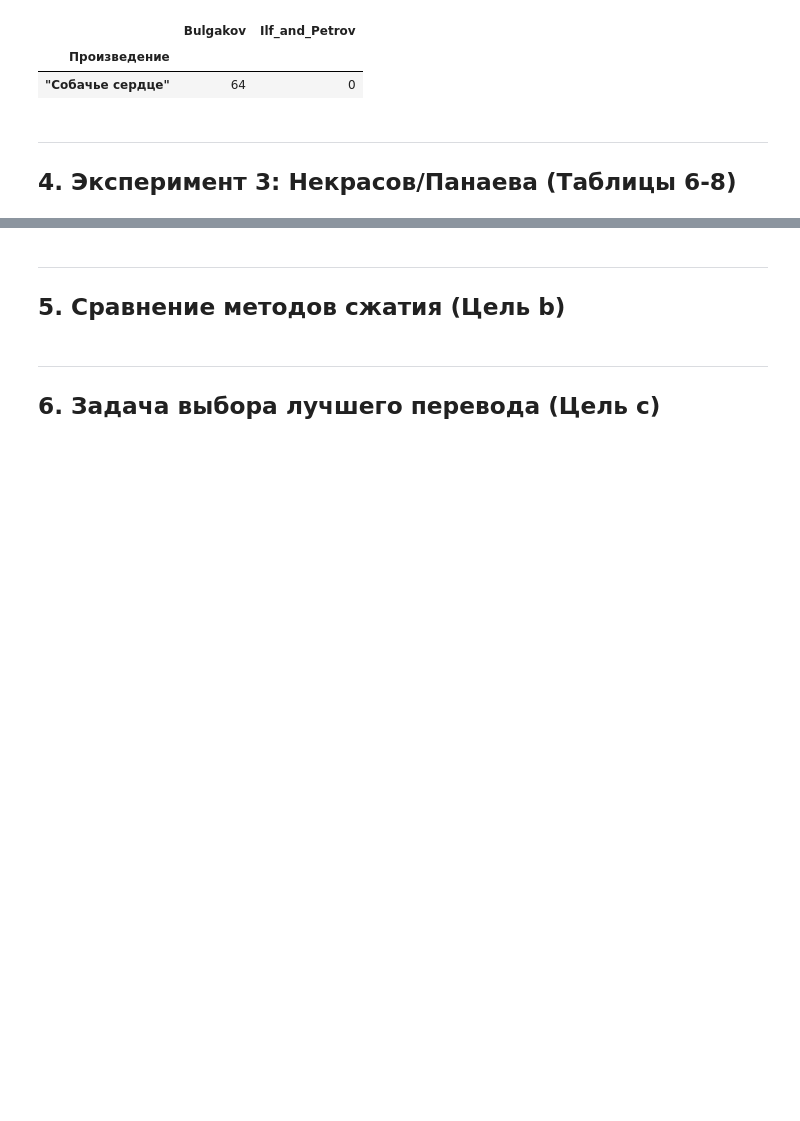
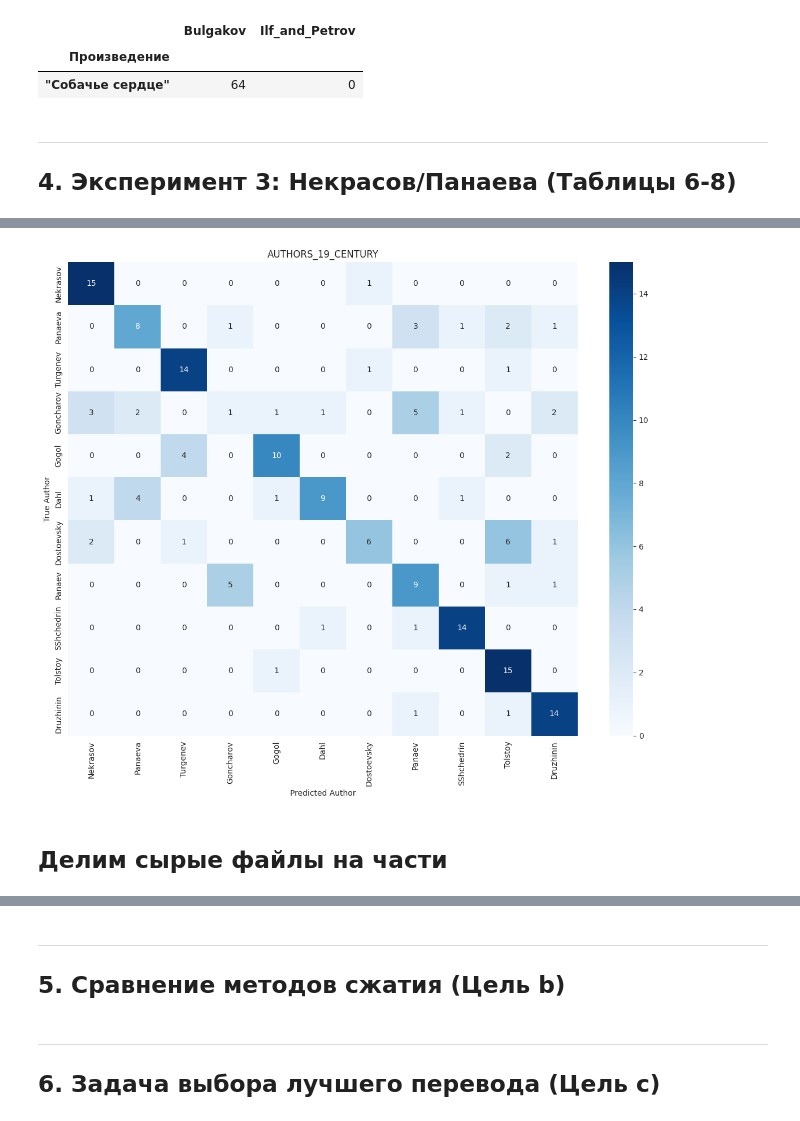
Before and after one commit to revlze/compression-authorship, a Jupyter notebook: experiments.ipynb, the cells around one changed output, grey strips where cells are left out. Saved outputs shown, nothing was run; the diff lists cells and outputs as text; code cells hidden in the pictures; blank space fills up the shorter version.

```diff
--- a/experiments.ipynb
+++ b/experiments.ipynb
@@ -698,0 +704,12 @@ result_table5['table']
+# %%
+def run_experiment(authors, preprocess_type, n_slices, compressor, lvl=6):
+    table = build_table(authors, preprocess_type, n_slices, compressor, lvl)
+    chi2, p_value, df = significance_level(table)
+    accuracy = get_accuracy(table)
+    return {
+        'table': table,
+        'chi2': chi2,
+        'p_value': p_value,
+        'df': df,
+        'accuracy': accuracy
+    }
@@ -698,0 +718,7 @@ result_table5['table']
+# %%
+TRAIN_KB = 64
+TEST_KB = 64
+N_SLICES = 16
+
+run_data_pipeline(AUTHORS_19_CENTURY, train_kb=TRAIN_KB, test_kb=TEST_KB, seed=42)
+split_into_slices(AUTHORS_19_CENTURY, n_slices=N_SLICES)
@@ -698,0 +855,7 @@ result_table5['table']
+# %%
+TRAIN_KB = 128
+TEST_KB = 64
+N_SLICES = 16
+
+run_data_pipeline(AUTHORS_19_CENTURY, train_kb=TRAIN_KB, test_kb=TEST_KB, seed=42)
+split_into_slices(AUTHORS_19_CENTURY, n_slices=N_SLICES)
@@ -699,5 +880,5 @@ result_table5['table']
 # %%
-result_19c = run_experiment(AUTHORS_19_CENTURY, 'origcase_nopunct_withstop', 16, 'lzma')
+result_19c = run_experiment(AUTHORS_19_CENTURY, 'origcase_withpunct_withstop', 16, 'lzma', 6)
 print(f"chi2 = {result_19c['chi2']:.1f}")
 result_19c['table']
 # %% [output]
@@ -713,0 +898,15 @@ def attribute_chapters(authors, chapters_paths, preprocess_type, n_slices, compr
+# %%
+def plot_confusion_matrix(table, title='Confusion Matrix'):
+    plt.figure(figsize=(12, 10))
+    sns.heatmap(table, annot=True, fmt='d', cmap='Blues')
+    plt.title(title)
+    plt.xlabel('Predicted Author')
+    plt.ylabel('True Author')
+    plt.tight_layout()
+    plt.show()
+
+plot_confusion_matrix(result_19c['table'], 'AUTHORS_19_CENTURY')
+# %% [output]
+[figure, added]
+# %% [markdown]
+## Делим сырые файлы на части
```
Also changed, not shown: parts of 29 cells of this notebook.
